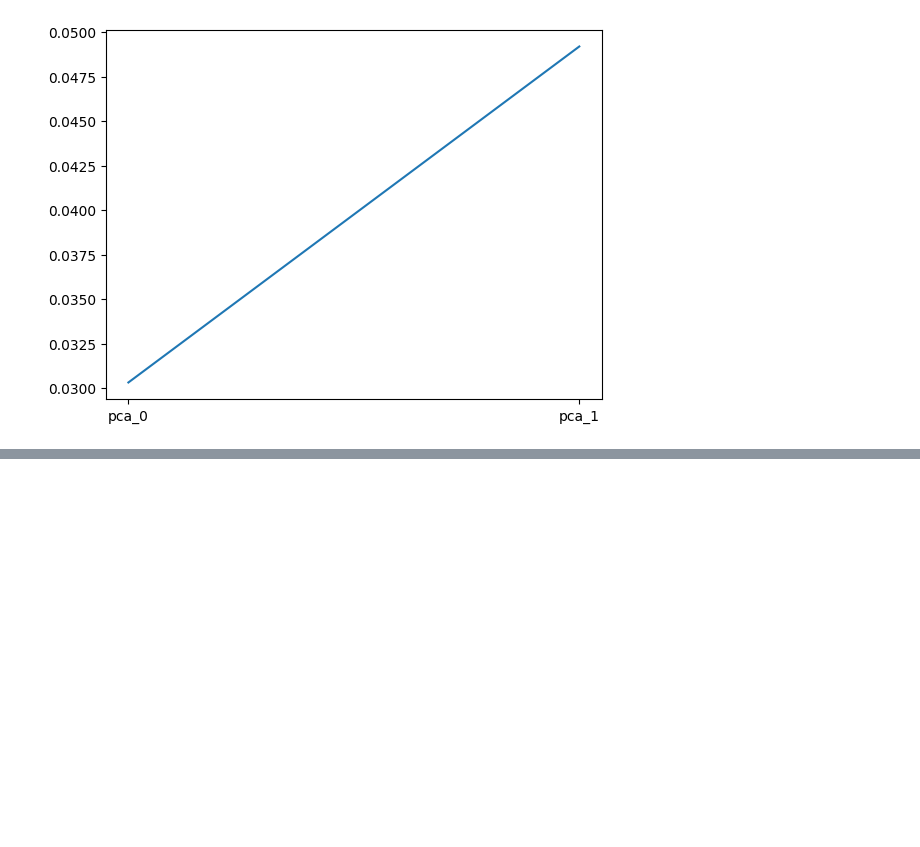
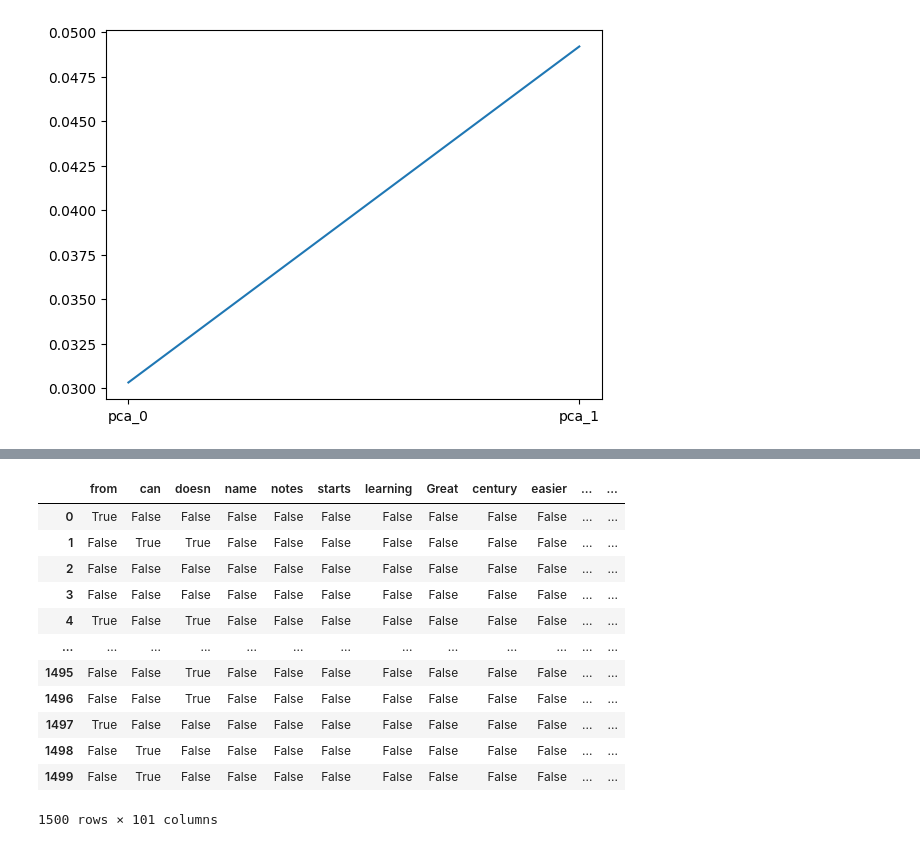
Before and after one commit to MATF-istrazivanje-podataka-1/2023_Data_Mining_Amazon_reviews_Dataset, a Jupyter notebook: preprocessing/preprocessing.ipynb, the cells around one changed output, grey strips where cells are left out. Cells and saved outputs as stored; diff of their text form; code cells hidden in the pictures; blank space fills up the shorter version.

```diff
--- a/preprocessing/preprocessing.ipynb
+++ b/preprocessing/preprocessing.ipynb
@@ -159,2 +160,25 @@ df_scaled
 | 1499 | 0.339372 | 0.315207 |
 1500 rows × 2 columns
+# %%
+selected_columns = df.columns[df.columns != 'class']
+df[selected_columns] = df[selected_columns].applymap(lambda x: True if int(x) > 0 else False)
+df.to_csv('../data/Amazon_initial_50_30_10000.csv', index=False, escapechar='#')
+
+columns_to_drop = np.random.choice(selected_columns, size=9900, replace=False)
+df_dropped = df.drop(columns_to_drop, axis=1)
+df_dropped.to_csv('../data/Amazon_initial_50_30_101.csv', index=False, escapechar='#')
+df_dropped
+# %% [output]
+|  | from | can | doesn | name | notes | starts | learning | Great | century | easier | ... | ... |
+| 0 | True | False | False | False | False | False | False | False | False | False | ... | ... |
+| 1 | False | True | True | False | False | False | False | False | False | False | ... | ... |
+| 2 | False | False | False | False | False | False | False | False | False | False | ... | ... |
+| 3 | False | False | False | False | False | False | False | False | False | False | ... | ... |
+| 4 | True | False | True | False | False | False | False | False | False | False | ... | ... |
+| ... | ... | ... | ... | ... | ... | ... | ... | ... | ... | ... | ... | ... |
+| 1495 | False | False | True | False | False | False | False | False | False | False | ... | ... |
+| 1496 | False | False | True | False | False | False | False | False | False | False | ... | ... |
+| 1497 | True | False | False | False | False | False | False | False | False | False | ... | ... |
+| 1498 | False | True | False | False | False | False | False | False | False | False | ... | ... |
+| 1499 | False | True | False | False | False | False | False | False | False | False | ... | ... |
+1500 rows × 101 columns
```
Also changed, not shown: parts of 5 cells of this notebook, 12 other files.
